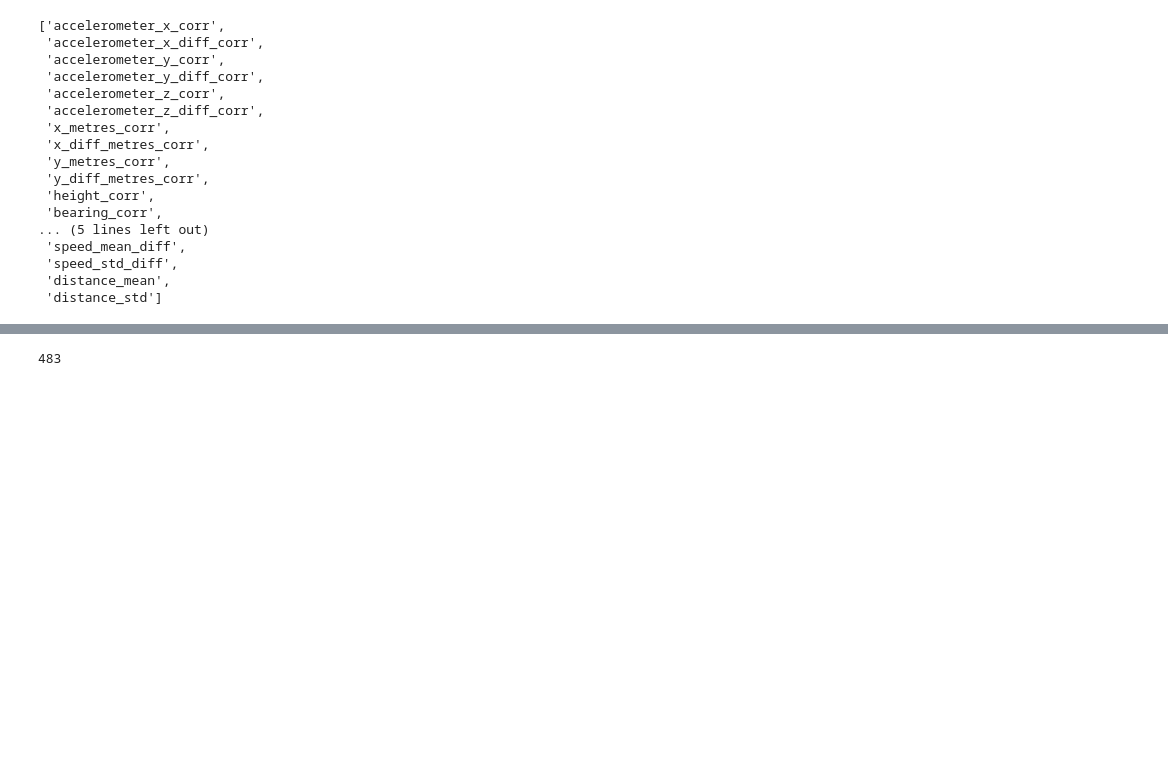
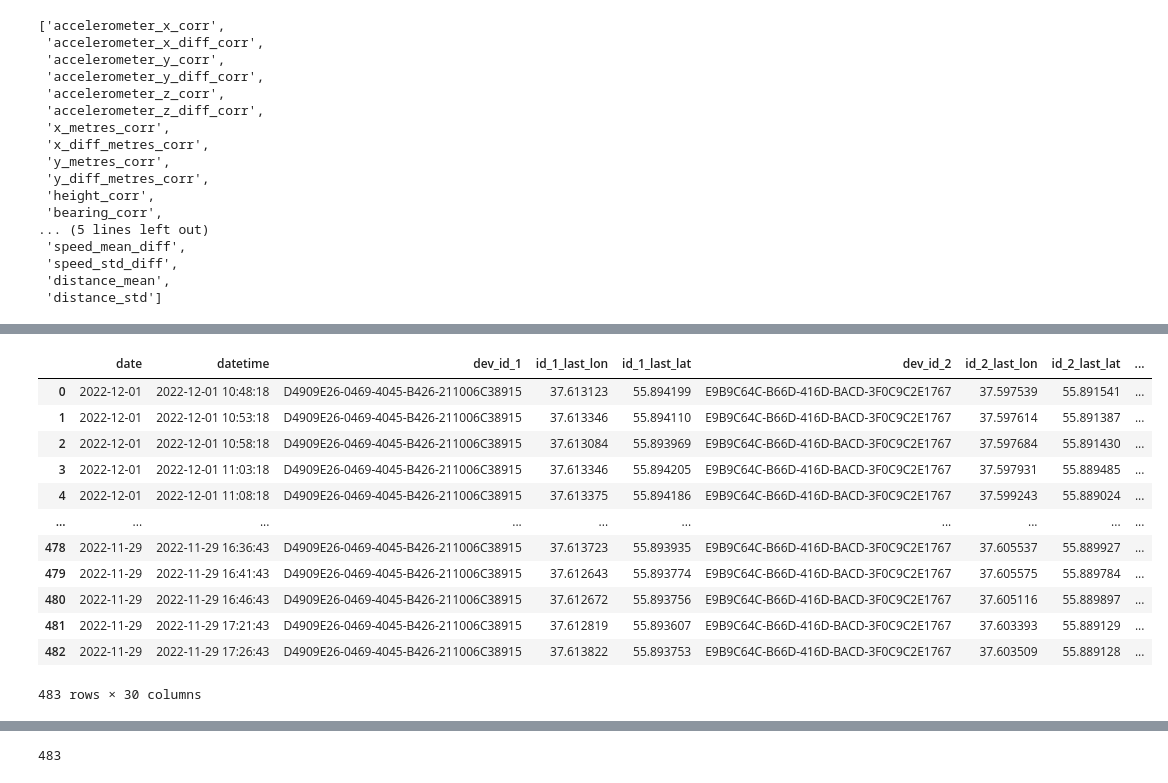
Before and after one commit to Andryxa0333/misis_navi_algo, a Jupyter notebook: for_students/notebooks/04_deviation_report.ipynb, the cells around one changed output, grey strips where cells are left out. Cells and saved outputs as stored; diff of their text form; code cells hidden in the pictures; blank space fills up the shorter version.

```diff
--- a/for_students/notebooks/04_deviation_report.ipynb
+++ b/for_students/notebooks/04_deviation_report.ipynb
@@ -50,2 +128,18 @@ data['target'] = data['target'].fillna(0)
+# %%
+data
+# %% [output]
+|  | date | datetime | dev_id_1 | id_1_last_lon | id_1_last_lat | dev_id_2 | id_2_last_lon | id_2_last_lat | ... |
+| 0 | 2022-12-01 | 2022-12-01 10:48:18 | D4909E26-0469-4045-B426-211006C38915 | 37.613123 | 55.894199 | E9B9C64C-B66D-416D-BACD-3F0C9C2E1767 | 37.597539 | 55.891541 | ... |
+| 1 | 2022-12-01 | 2022-12-01 10:53:18 | D4909E26-0469-4045-B426-211006C38915 | 37.613346 | 55.894110 | E9B9C64C-B66D-416D-BACD-3F0C9C2E1767 | 37.597614 | 55.891387 | ... |
+| 2 | 2022-12-01 | 2022-12-01 10:58:18 | D4909E26-0469-4045-B426-211006C38915 | 37.613084 | 55.893969 | E9B9C64C-B66D-416D-BACD-3F0C9C2E1767 | 37.597684 | 55.891430 | ... |
+| 3 | 2022-12-01 | 2022-12-01 11:03:18 | D4909E26-0469-4045-B426-211006C38915 | 37.613346 | 55.894205 | E9B9C64C-B66D-416D-BACD-3F0C9C2E1767 | 37.597931 | 55.889485 | ... |
+| 4 | 2022-12-01 | 2022-12-01 11:08:18 | D4909E26-0469-4045-B426-211006C38915 | 37.613375 | 55.894186 | E9B9C64C-B66D-416D-BACD-3F0C9C2E1767 | 37.599243 | 55.889024 | ... |
+| ... | ... | ... | ... | ... | ... | ... | ... | ... | ... |
+| 478 | 2022-11-29 | 2022-11-29 16:36:43 | D4909E26-0469-4045-B426-211006C38915 | 37.613723 | 55.893935 | E9B9C64C-B66D-416D-BACD-3F0C9C2E1767 | 37.605537 | 55.889927 | ... |
+| 479 | 2022-11-29 | 2022-11-29 16:41:43 | D4909E26-0469-4045-B426-211006C38915 | 37.612643 | 55.893774 | E9B9C64C-B66D-416D-BACD-3F0C9C2E1767 | 37.605575 | 55.889784 | ... |
+| 480 | 2022-11-29 | 2022-11-29 16:46:43 | D4909E26-0469-4045-B426-211006C38915 | 37.612672 | 55.893756 | E9B9C64C-B66D-416D-BACD-3F0C9C2E1767 | 37.605116 | 55.889897 | ... |
+| 481 | 2022-11-29 | 2022-11-29 17:21:43 | D4909E26-0469-4045-B426-211006C38915 | 37.612819 | 55.893607 | E9B9C64C-B66D-416D-BACD-3F0C9C2E1767 | 37.603393 | 55.889129 | ... |
+| 482 | 2022-11-29 | 2022-11-29 17:26:43 | D4909E26-0469-4045-B426-211006C38915 | 37.613822 | 55.893753 | E9B9C64C-B66D-416D-BACD-3F0C9C2E1767 | 37.603509 | 55.889128 | ... |
+483 rows × 30 columns
 # %%
 data['predicted_proba'] = model.predict_proba(data[features].fillna(-999))[:, 1]
```
Also changed, not shown: parts of 24 cells of this notebook, 21 other files.
